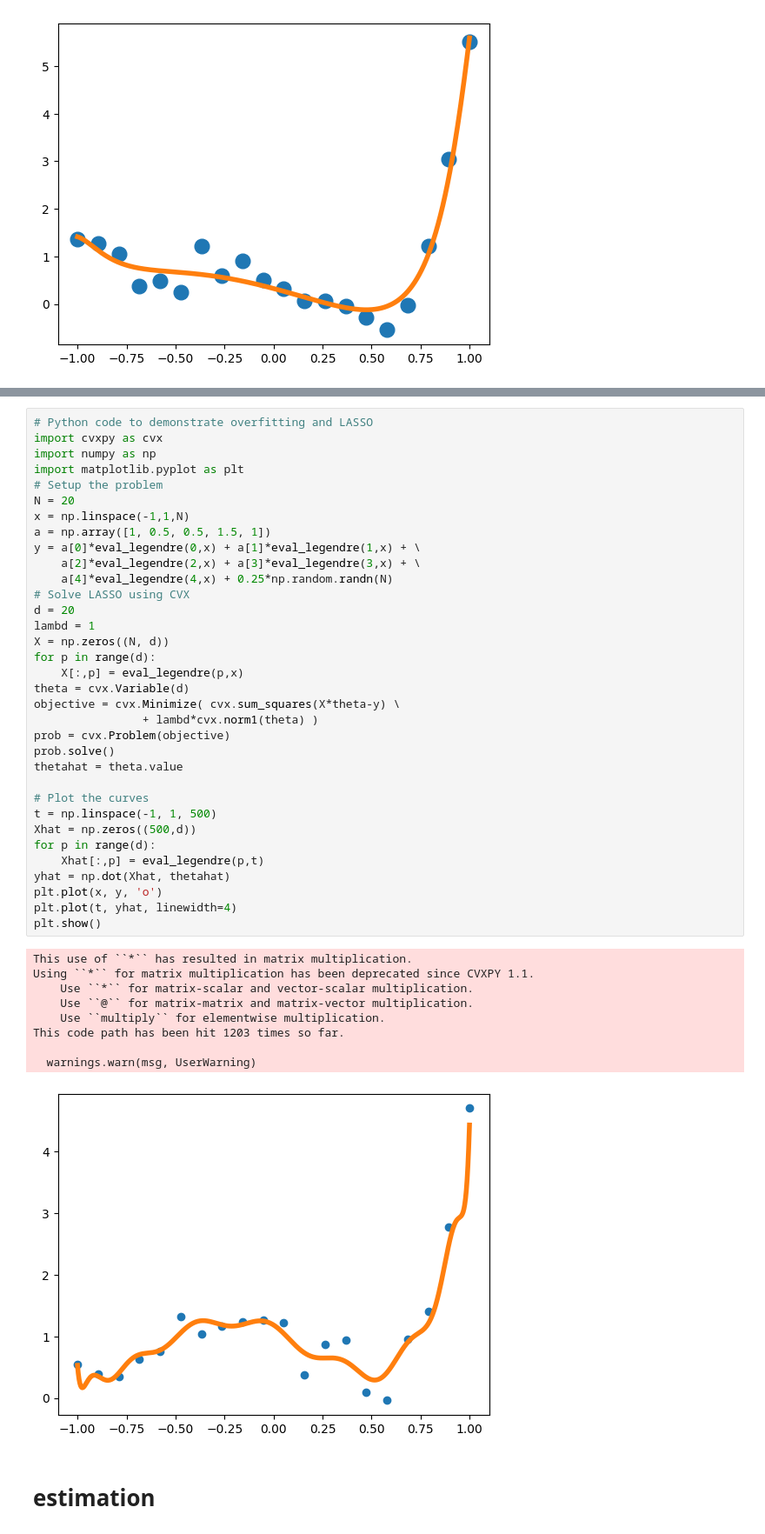
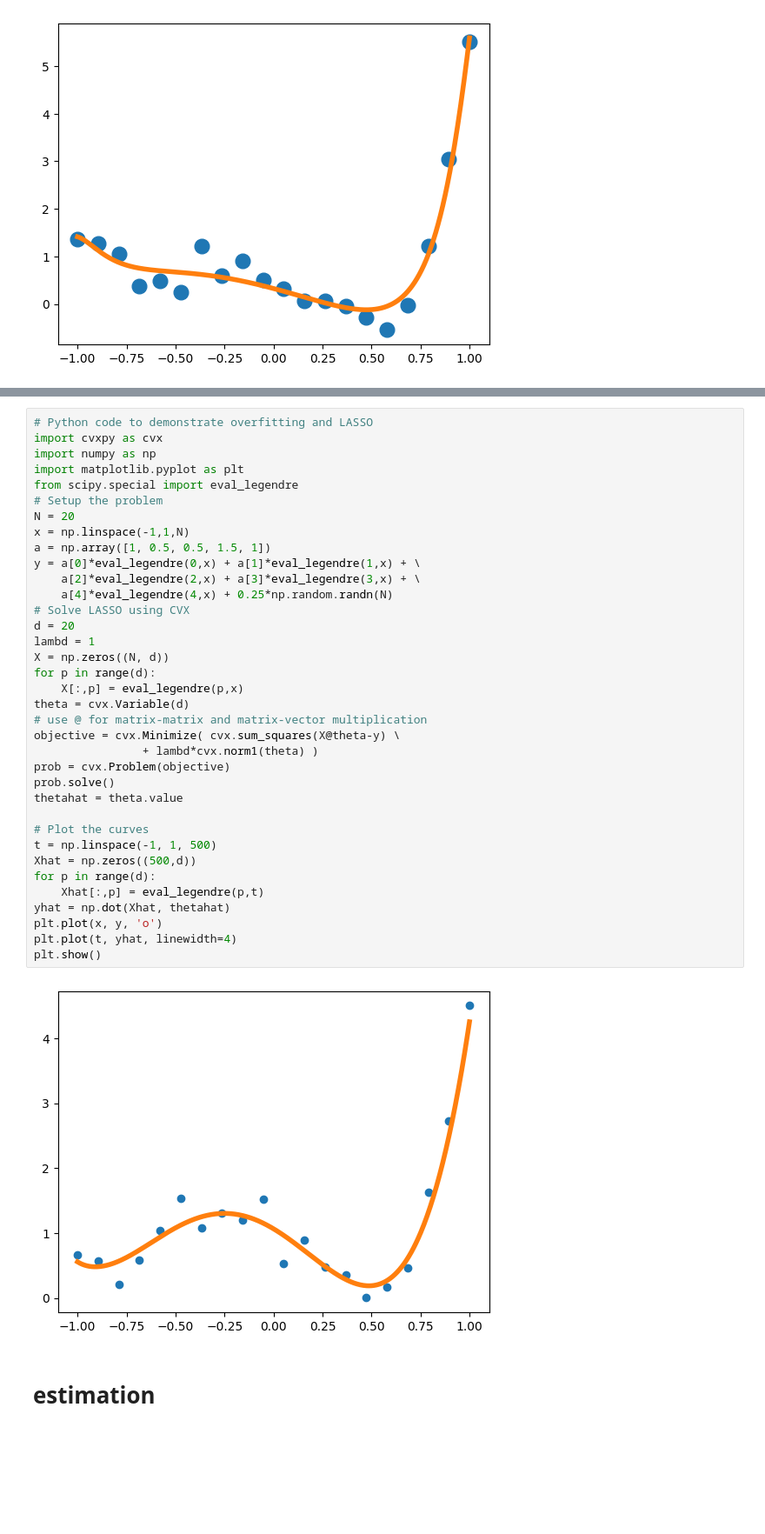
Before and after one commit to TheCuriousCurator/my_course, a Jupyter notebook: python_probability_basic.ipynb, the cells around one changed output, grey strips where cells are left out. Shown at 87% size. Drawn from its saved outputs; the diff is of its cells as text; blank space fills up the shorter version.

Commit message:
use @ in cvxpy for matrix vector multiplication

```diff
--- a/python_probability_basic.ipynb
+++ b/python_probability_basic.ipynb
@@ -1032,45 +1015,39 @@ This code path has been hit 1200 times so far.
 import cvxpy as cvx
 import numpy as np
 import matplotlib.pyplot as plt
+from scipy.special import eval_legendre
 # Setup the problem
 N = 20
 x = np.linspace(-1,1,N)
 a = np.array([1, 0.5, 0.5, 1.5, 1])
 y = a[0]*eval_legendre(0,x) + a[1]*eval_legendre(1,x) + \
     a[2]*eval_legendre(2,x) + a[3]*eval_legendre(3,x) + \
     a[4]*eval_legendre(4,x) + 0.25*np.random.randn(N)
 # Solve LASSO using CVX
 d = 20
 lambd = 1
 X = np.zeros((N, d))
 for p in range(d):
     X[:,p] = eval_legendre(p,x)
 theta = cvx.Variable(d)
-objective = cvx.Minimize( cvx.sum_squares(X*theta-y) \
+# use @ for matrix-matrix and matrix-vector multiplication
+objective = cvx.Minimize( cvx.sum_squares(X@theta-y) \
                 + lambd*cvx.norm1(theta) )
 prob = cvx.Problem(objective)
 prob.solve()
 thetahat = theta.value
 
 # Plot the curves
 t = np.linspace(-1, 1, 500)
 Xhat = np.zeros((500,d))
 for p in range(d):
     Xhat[:,p] = eval_legendre(p,t)
 yhat = np.dot(Xhat, thetahat)
 plt.plot(x, y, 'o')
 plt.plot(t, yhat, linewidth=4)
 plt.show()
 # %% [output]
-This use of ``*`` has resulted in matrix multiplication.
-Using ``*`` for matrix multiplication has been deprecated since CVXPY 1.1.
-    Use ``*`` for matrix-scalar and vector-scalar multiplication.
-    Use ``@`` for matrix-matrix and matrix-vector multiplication.
-    Use ``multiply`` for elementwise multiplication.
-This code path has been hit 1203 times so far.
-
-  warnings.warn(msg, UserWarning)
-[figure, old version]
+[figure, new version]
 # %% [markdown]
 # estimation
 # %%
```
Also changed, not shown: parts of 1 cell of this notebook.
